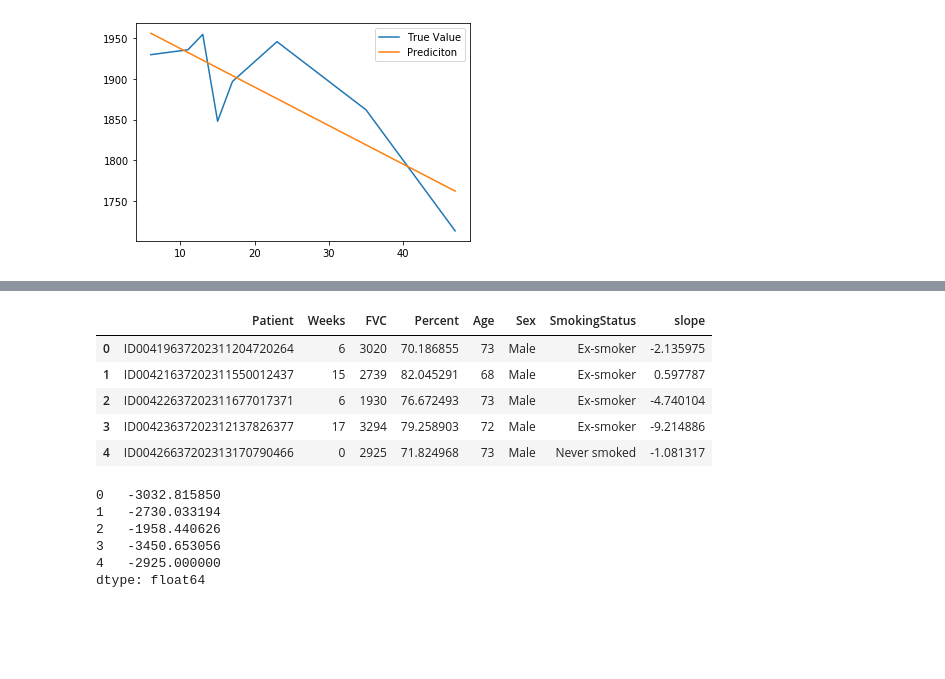
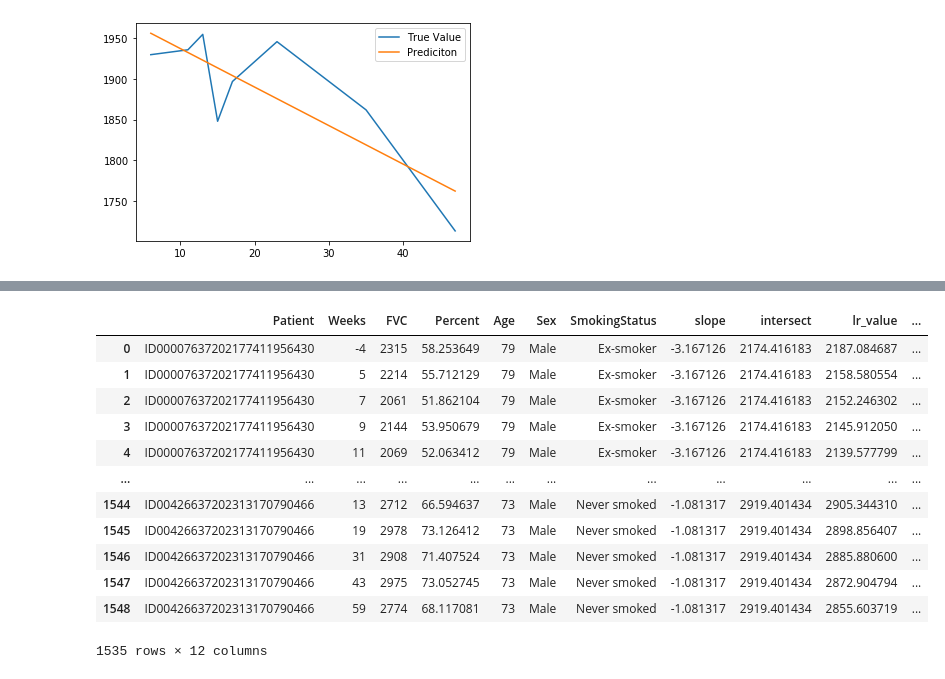
Before and after one commit to EdMDias/OSIC_kaggle_project, a Jupyter notebook: LinearRegressionFVC.ipynb, the cells around one changed output, grey strips where cells are left out. Drawn from its saved outputs; the diff is of its cells as text; code cells hidden in the pictures; blank space fills up the shorter version.

```diff
--- a/LinearRegressionFVC.ipynb
+++ b/LinearRegressionFVC.ipynb
@@ -209,18 +196,0 @@ for n in range(len(test2)):
-# %%
-test2
-# %% [output]
-|  | Patient | Weeks | FVC | Percent | Age | Sex | SmokingStatus | slope |
-| 0 | ID00419637202311204720264 | 6 | 3020 | 70.186855 | 73 | Male | Ex-smoker | -2.135975 |
-| 1 | ID00421637202311550012437 | 15 | 2739 | 82.045291 | 68 | Male | Ex-smoker | 0.597787 |
-| 2 | ID00422637202311677017371 | 6 | 1930 | 76.672493 | 73 | Male | Ex-smoker | -4.740104 |
-| 3 | ID00423637202312137826377 | 17 | 3294 | 79.258903 | 72 | Male | Ex-smoker | -9.214886 |
-| 4 | ID00426637202313170790466 | 0 | 2925 | 71.824968 | 73 | Male | Never smoked | -1.081317 |
-# %%
-FVC_line_pred(test2.slope, test2.Weeks, test2.FVC)(0)
-# %% [output]
-0   -3032.815850
-1   -2730.033194
-2   -1958.440626
-3   -3450.653056
-4   -2925.000000
-dtype: float64
@@ -226,0 +209,21 @@ dtype: float64
+# %%
+train['FirstWeek'] = train['Weeks']
+train['FirstWeek'] = train.groupby('Patient')['FirstWeek'].transform(min)
+
+train['FirstFVC']
+# %%
+train
+# %% [output]
+|  | Patient | Weeks | FVC | Percent | Age | Sex | SmokingStatus | slope | intersect | lr_value | ... |
+| 0 | ID00007637202177411956430 | -4 | 2315 | 58.253649 | 79 | Male | Ex-smoker | -3.167126 | 2174.416183 | 2187.084687 | ... |
+| 1 | ID00007637202177411956430 | 5 | 2214 | 55.712129 | 79 | Male | Ex-smoker | -3.167126 | 2174.416183 | 2158.580554 | ... |
+| 2 | ID00007637202177411956430 | 7 | 2061 | 51.862104 | 79 | Male | Ex-smoker | -3.167126 | 2174.416183 | 2152.246302 | ... |
+| 3 | ID00007637202177411956430 | 9 | 2144 | 53.950679 | 79 | Male | Ex-smoker | -3.167126 | 2174.416183 | 2145.912050 | ... |
+| 4 | ID00007637202177411956430 | 11 | 2069 | 52.063412 | 79 | Male | Ex-smoker | -3.167126 | 2174.416183 | 2139.577799 | ... |
+| ... | ... | ... | ... | ... | ... | ... | ... | ... | ... | ... | ... |
+| 1544 | ID00426637202313170790466 | 13 | 2712 | 66.594637 | 73 | Male | Never smoked | -1.081317 | 2919.401434 | 2905.344310 | ... |
+| 1545 | ID00426637202313170790466 | 19 | 2978 | 73.126412 | 73 | Male | Never smoked | -1.081317 | 2919.401434 | 2898.856407 | ... |
+| 1546 | ID00426637202313170790466 | 31 | 2908 | 71.407524 | 73 | Male | Never smoked | -1.081317 | 2919.401434 | 2885.880600 | ... |
+| 1547 | ID00426637202313170790466 | 43 | 2975 | 73.052745 | 73 | Male | Never smoked | -1.081317 | 2919.401434 | 2872.904794 | ... |
+| 1548 | ID00426637202313170790466 | 59 | 2774 | 68.117081 | 73 | Male | Never smoked | -1.081317 | 2919.401434 | 2855.603719 | ... |
+1535 rows × 12 columns
```
Also changed, not shown: parts of 11 cells of this notebook, 8 other files.
